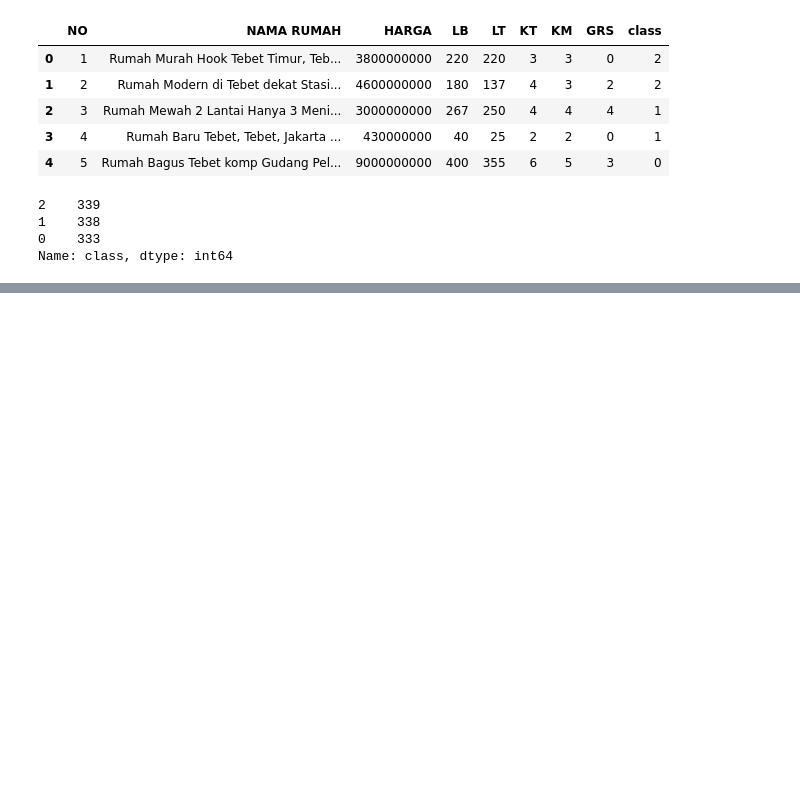
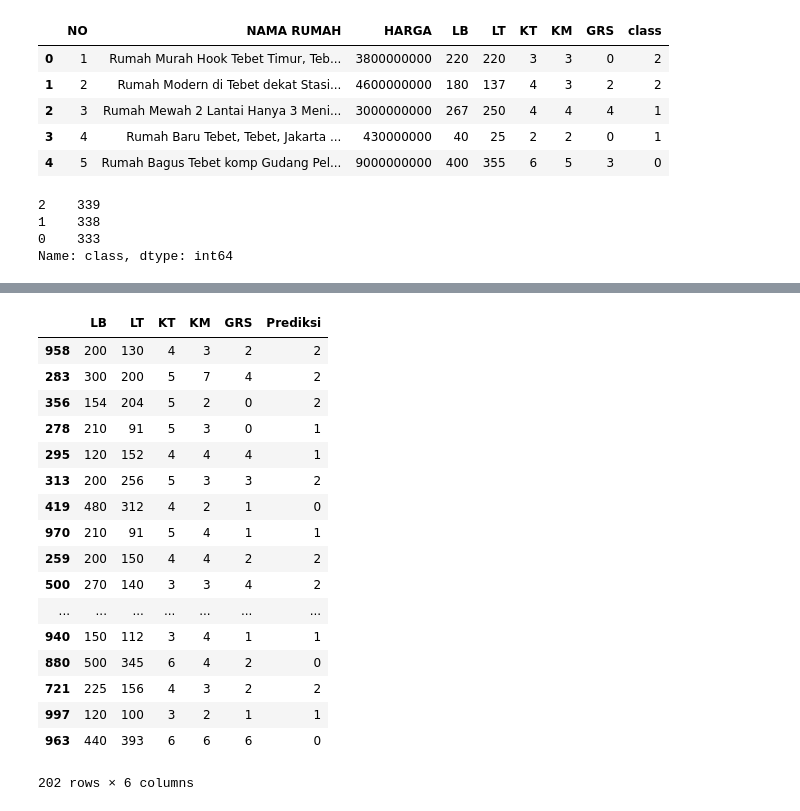
Before and after one commit to zasiem/s1-kuli-magang, a Jupyter notebook: ann-classification.ipynb, the cells around one changed output, grey strips where cells are left out. Drawn from its saved outputs; the diff is of its cells as text; code cells hidden in the pictures; blank space fills up the shorter version.

```diff
--- a/ann-classification.ipynb
+++ b/ann-classification.ipynb
@@ -31,7 +33,7 @@ Name: class, dtype: int64
 #define predictor and target for classification
 
 target = 'class'
-predictor = ['HARGA','LB','LT','KT','KM','GRS']
+predictor = ['LB','LT','KT','KM','GRS']
 X = df[target]
 y = df[predictor]
 
@@ -53,7 +55,7 @@ Name: class, dtype: int64
 # %%
 #split data to training and testing data
 
-X_train, X_test, y_train, y_test = train_test_split(X, y, test_size=0.25, random_state=40)
+X_train, X_test, y_train, y_test = train_test_split(X, y, test_size=0.20, random_state=200)
 print(X_train.shape)
 print(y_train.shape)
 print(X_test.shape)
@@ -119,3 +120,0 @@ Accuracy on training data: 0.5508586764335632%
-# %%
-predictions = model.predict_classes(y_test)
-y_test['prediksi'] = predictions
@@ -134,0 +121,4 @@ array([1, 1, 1, 1, 1, 1, 1, 1, 1, 1, 1, 1, 1, 1, 1, 1, 1, 1, 1, 1, 1, 1,
+# %%
+dataTesting = y_test
+predictions = model.predict_classes(dataTesting)
+predictions
@@ -134,0 +136,21 @@ array([1, 1, 1, 1, 1, 1, 1, 1, 1, 1, 1, 1, 1, 1, 1, 1, 1, 1, 1, 1, 1, 1,
+# %%
+dataTesting
+# %% [output]
+|  | LB | LT | KT | KM | GRS | Prediksi |
+| 958 | 200 | 130 | 4 | 3 | 2 | 2 |
+| 283 | 300 | 200 | 5 | 7 | 4 | 2 |
+| 356 | 154 | 204 | 5 | 2 | 0 | 2 |
+| 278 | 210 | 91 | 5 | 3 | 0 | 1 |
+| 295 | 120 | 152 | 4 | 4 | 4 | 1 |
+| 313 | 200 | 256 | 5 | 3 | 3 | 2 |
+| 419 | 480 | 312 | 4 | 2 | 1 | 0 |
+| 970 | 210 | 91 | 5 | 4 | 1 | 1 |
+| 259 | 200 | 150 | 4 | 4 | 2 | 2 |
+| 500 | 270 | 140 | 3 | 3 | 4 | 2 |
+| ... | ... | ... | ... | ... | ... | ... |
+| 940 | 150 | 112 | 3 | 4 | 1 | 1 |
+| 880 | 500 | 345 | 6 | 4 | 2 | 0 |
+| 721 | 225 | 156 | 4 | 3 | 2 | 2 |
+| 997 | 120 | 100 | 3 | 2 | 1 | 1 |
+| 963 | 440 | 393 | 6 | 6 | 6 | 0 |
+202 rows × 6 columns
```
Also changed, not shown: parts of 9 cells of this notebook.
